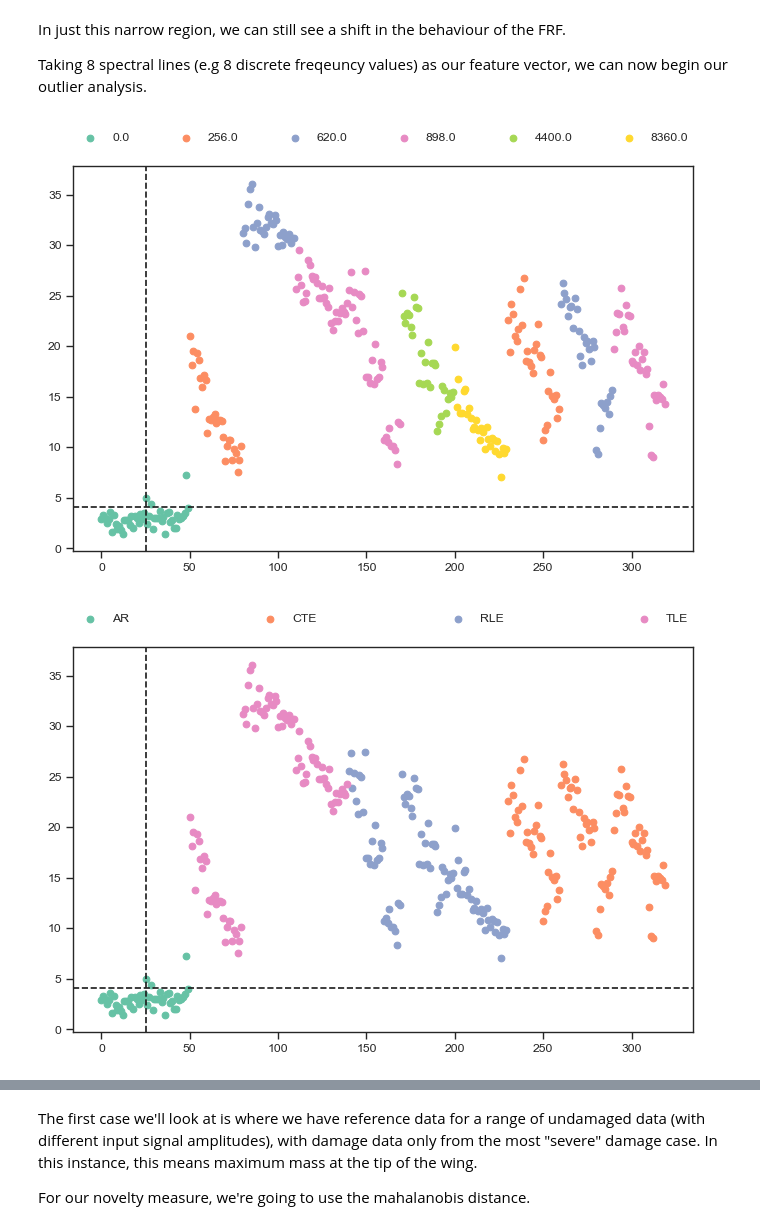
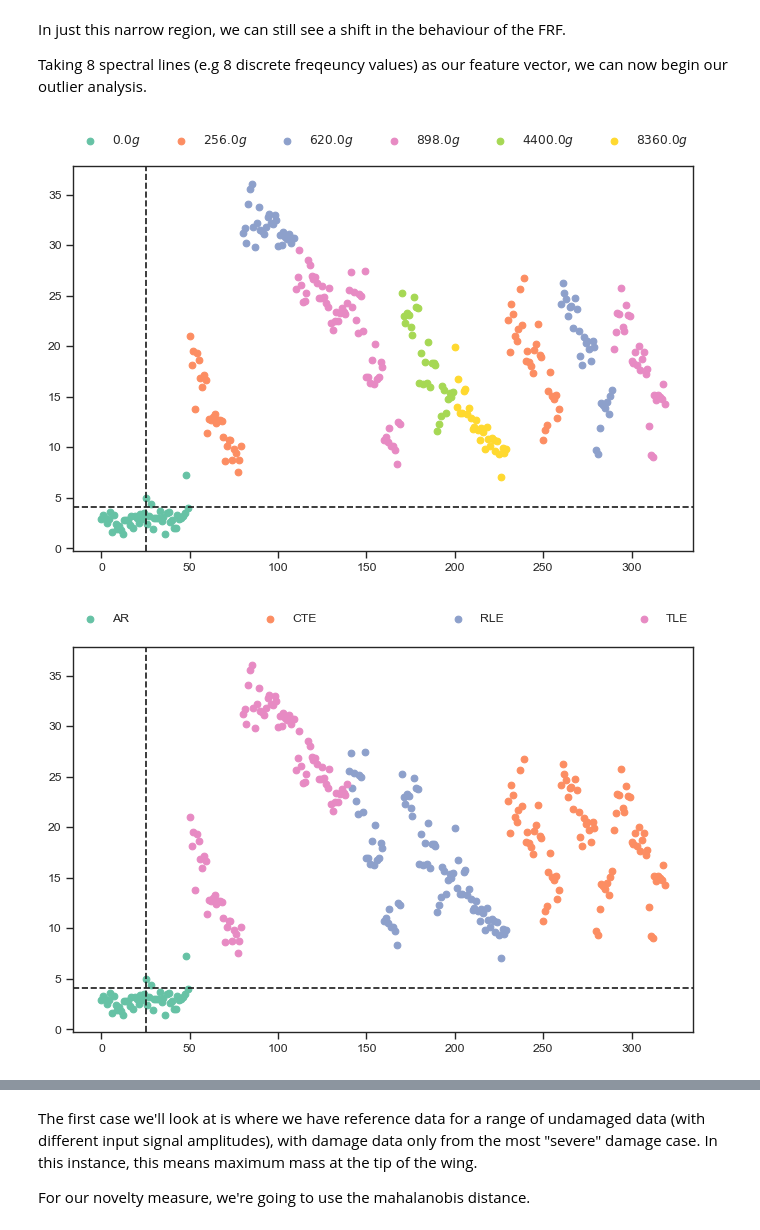
Before and after one commit to MDCHAMP/hawk-data, a Jupyter notebook: examples/shm.ipynb, the cells around one changed output, grey strips where cells are left out. Cells and saved outputs as stored; diff of their text form; code cells hidden in the pictures.

```diff
--- a/examples/shm.ipynb
+++ b/examples/shm.ipynb
@@ -259,7 +259,7 @@ interval = 8
 
 all_features = np.abs(np.array(all_frfs)[:, start_idx:end_idx:interval])
 # %%
-def outlier_analysis(train_idx, test_idx, all_features, all_labels, CI):
+def outlier_analysis(train_idx, test_idx, all_features, all_labels, CI, fmt):
     train = all_features[train_idx]
     test  = all_features[test_idx]
     all_labels = np.array(all_labels)
@@ -281,38 +281,38 @@ def outlier_analysis(train_idx, test_idx, all_features, all_labels, CI):
     idx = int(CI / (100 / N))
     threshold = D_sort[idx]
     # Compute training stats
     mu = np.mean(train, 0)
     cov = np.cov(train.T)
     cov_inv = np.linalg.inv(cov)
     # Compute the novelty indicies of all the data
     data = np.concatenate([train, test])
     idxs = np.arange(len(data))
     novelty = np.array([mahalanobis(row, mu, cov_inv) for row in data])
     # Finally plot
     plt.figure(figsize=(8, 5))
     damage_types = np.unique(labels)
     for i, d in enumerate(damage_types):
         idx = labels == d
-        plt.scatter(idxs[idx], novelty[idx], c=f"C{i}", label=f'{d}')
+        plt.scatter(idxs[idx], novelty[idx], c=f"C{i}", label=fmt(d))
     plt.gca().axhline(threshold, c="k", ls="--")
     plt.gca().axvline(len(train), c="k", ls="--")
     plt.legend(
     bbox_to_anchor=(0, 1.1, 1, 0),
     loc="upper left",
     ncols=len(damage_types),
     mode="expand",
     borderaxespad=0,
     frameon=False,
     )
     plt.show()
 
 train = np.array(all_damage_weights)==0
 train[::2] *= False
-outlier_analysis(train, ~train, all_features, all_damage_weights, 95)
-outlier_analysis(train, ~train, all_features, all_damage_locs, 95)
-outlier_analysis(train, ~train, all_features, all_excitation_levels, 95)
+outlier_analysis(train, ~train, all_features, all_damage_weights, 95, lambda d:f'${d}g$')
+outlier_analysis(train, ~train, all_features, all_damage_locs, 95, lambda d:f'{d}')
+outlier_analysis(train, ~train, all_features, all_excitation_levels, 95, lambda d:f'{d}')
 # %% [output]
-[figure, old version]
+[figure, new version]
 [figure]
 [figure]
 # %% [markdown]
```
Also changed, not shown: 1 other file.
